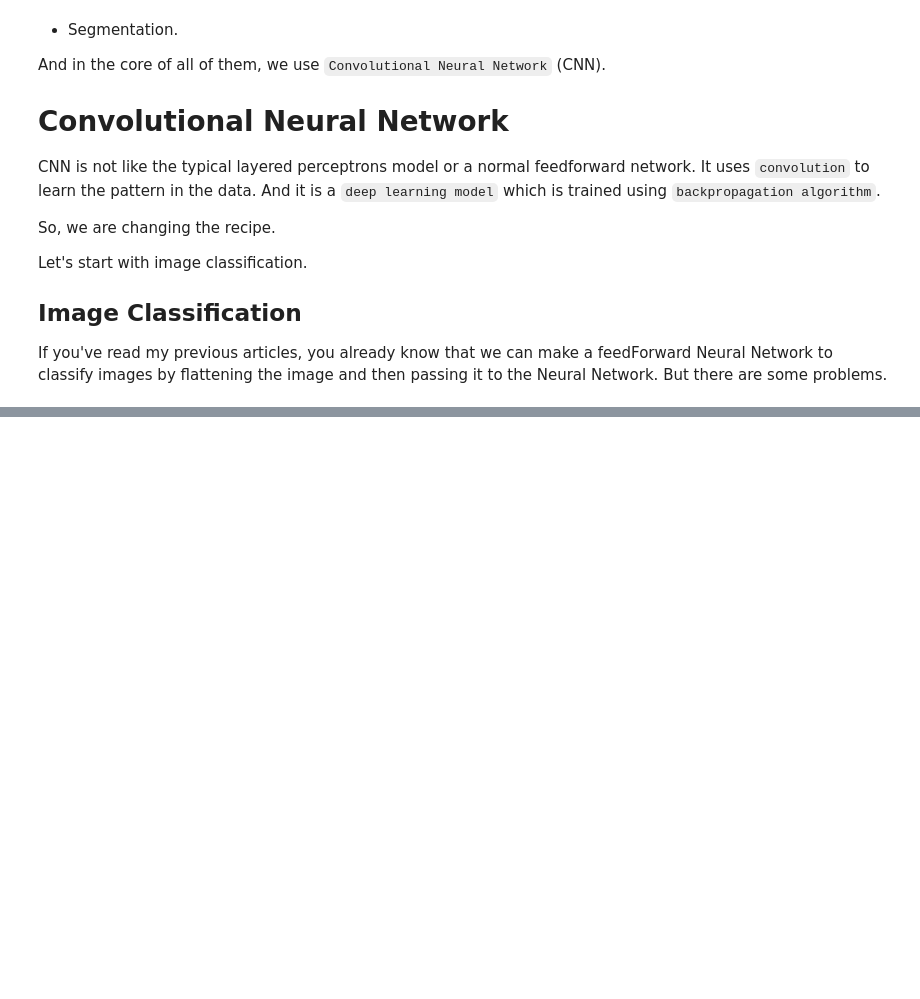
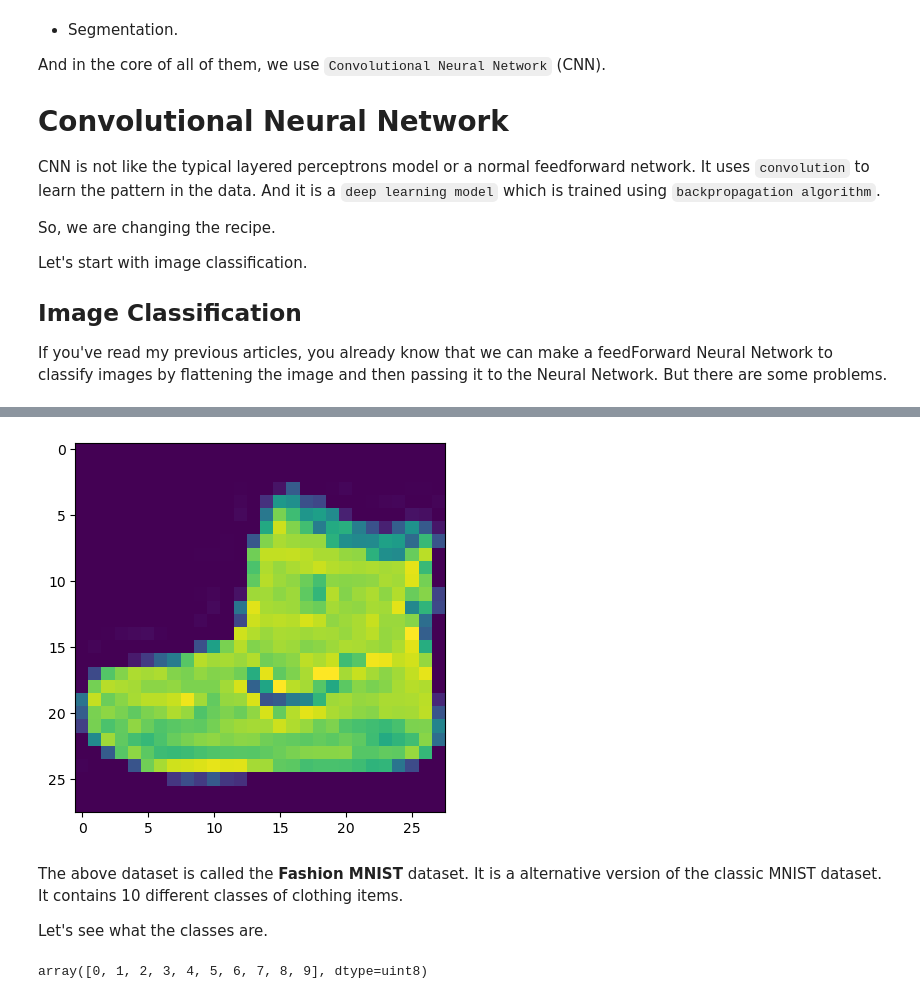
Before and after one commit to RishatTalukder/Deep_Learning_With_Tensorflow, a Jupyter notebook: 4_Convolutional_Neural_network/1_CNN.ipynb, the cells around one changed output, grey strips where cells are left out. Saved outputs shown, nothing was run; the diff lists cells and outputs as text; code cells hidden in the pictures; blank space fills up the shorter version.

Commit message:
dowloaded the fashion mnist dataset

```diff
--- a/4_Convolutional_Neural_network/1_CNN.ipynb
+++ b/4_Convolutional_Neural_network/1_CNN.ipynb
@@ -160,0 +190,17 @@ Finally, once the features are extracted, the final feature map is **flattened**
+# %%
+from matplotlib import pyplot as plt
+
+plt.imshow(x_train[0])
+plt.show()
+# %% [output]
+[figure, added]
+# %% [markdown]
+The above dataset is called the **Fashion MNIST** dataset. It is a alternative version of the classic MNIST dataset. It contains 10 different classes of clothing items.
+
+Let's see what the classes are.
+# %%
+import numpy as np
+
+np.unique(y_train)
+# %% [output]
+array([0, 1, 2, 3, 4, 5, 6, 7, 8, 9], dtype=uint8)
```
Also changed, not shown: parts of 4 cells of this notebook.
